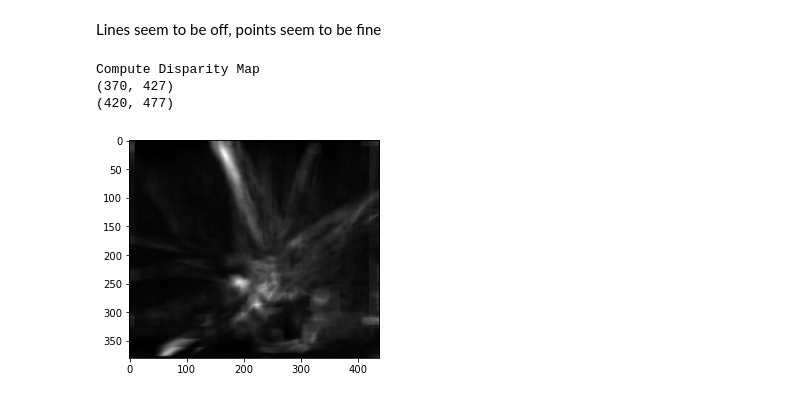
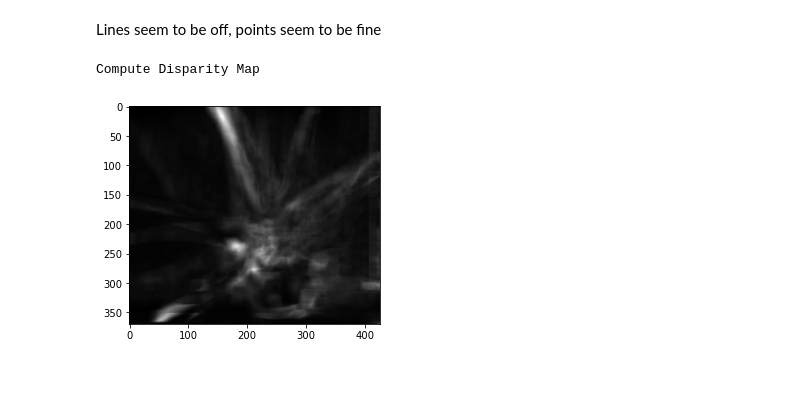
Before and after one commit to Patschwemm/CV_Course, a Jupyter notebook: Sheet11/src/Sheet11.ipynb, the cells around one changed output. Cells and saved outputs as stored; diff of their text form; code cells hidden in the pictures.

```diff
--- a/Sheet11/src/Sheet11.ipynb
+++ b/Sheet11/src/Sheet11.ipynb
@@ -113,7 +113,6 @@ Display correspondences
 Lines seem to be off, points seem to be fine
 # %%
 def question_q3(im1, im2):
-    dispar = np.zeros_like(im1)
     ## compute disparity map
     print("Compute Disparity Map")
 
@@ -127,35 +126,32 @@ def question_q3(im1, im2):
 
     # padding of disparity map for sliding window approach
     img1_gray = np.pad(img1_gray, pad_width=padding_big, mode="constant")
     img2_gray = np.pad(img2_gray, pad_width=padding_small, mode="constant")
 
     disparity_map_padded = np.zeros((img2_gray.shape))
-
     # for Efficiency I implemented a sliding window over a sliding window
     for i in tqdm(range(img2_gray.shape[0])):
         for j in range(img2_gray.shape[1]):
             window = img2_gray[i: i + window_size, j: j + window_size]
             bigger_window = img1_gray[i: i + bigger_window_size, j: j + bigger_window_size]
 
             disparity = cv2.matchTemplate(bigger_window, window, cv2.TM_SQDIFF_NORMED)
 
             min_val, max_val, min_loc, max_loc = cv2.minMaxLoc(disparity)
             # min value corresponds to the best match
             disparity_map_padded[i, j] = min_val
             # print(min_loc, max_loc)
             # print(disparity.shape)
 
-    disparity_map = disparity_map_padded[0:-padding_small, 0:-padding_small]
+    disparity_map = disparity_map_padded[padding_small:-padding_small, padding_small:-padding_small]
     max_val = disparity_map.max()
     min_val = disparity_map.min()
     disparity_map = (disparity_map - min_val) / (max_val - min_val)
 
     # Display the disparity map
     plt.imshow(disparity_map, cmap="gray")
 
 question_q3(aloe1,aloe2)
 # %% [output]
 Compute Disparity Map
-(370, 427)
-(420, 477)
-[figure, old version]
+[figure, new version]
```
Also changed, not shown: parts of 2 cells of this notebook.
